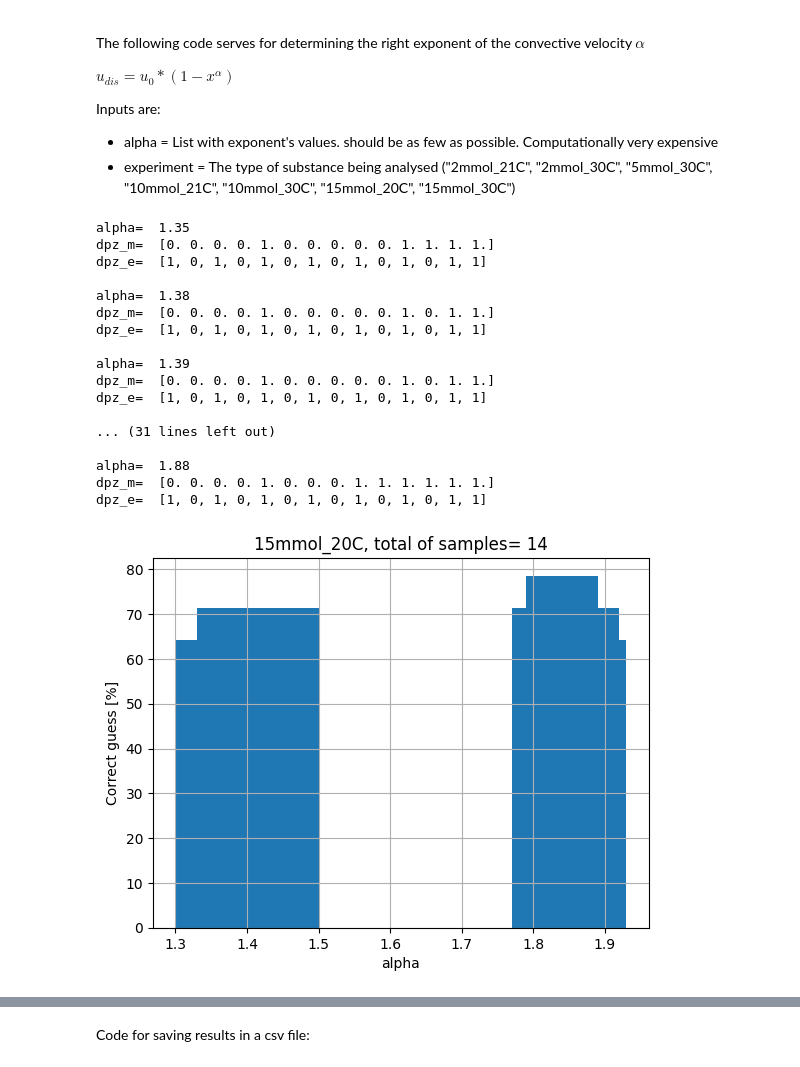
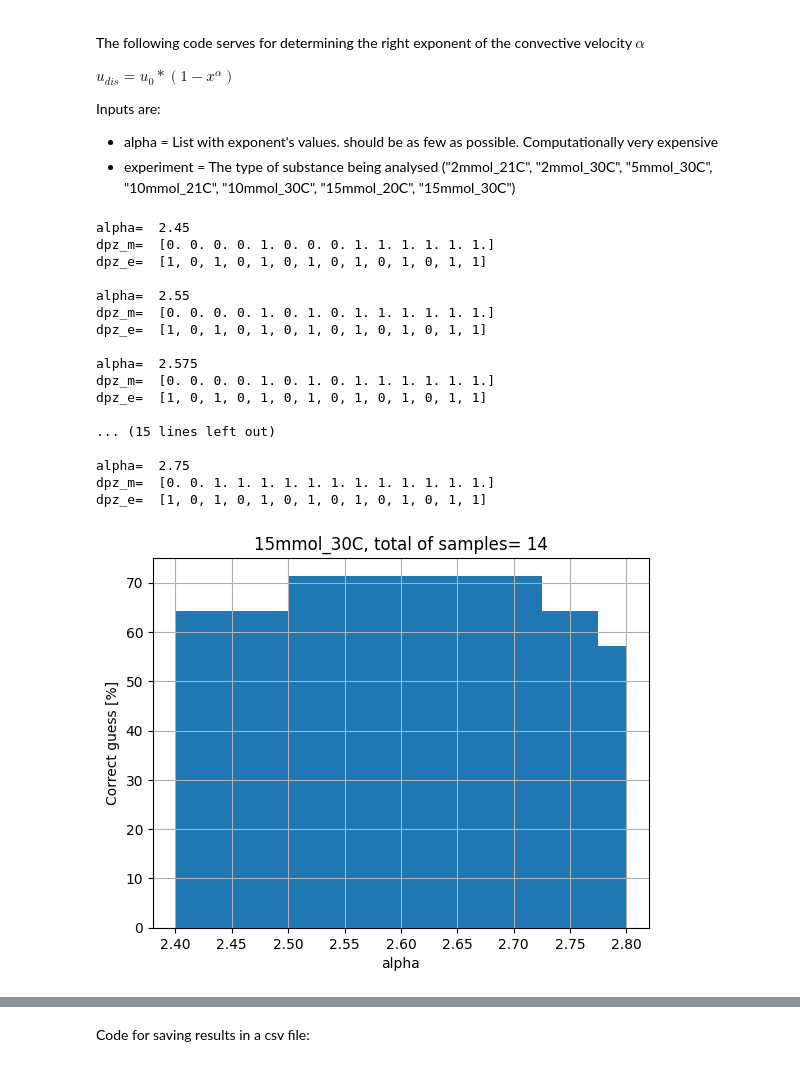
Before and after one commit to iagr98/MA-Model_4, a Jupyter notebook: Separator Model/utils.ipynb, the cells around one changed output, grey strips where cells are left out. Saved outputs shown, nothing was run; the diff lists cells and outputs as text; code cells hidden in the pictures.

Commit message:
Ran all alpha validation tests for sz.

```diff
--- a/Separator Model/utils.ipynb
+++ b/Separator Model/utils.ipynb
@@ -18,7 +18,7 @@ from sim_run import run_sim
 import csv
 from sim_run_parallel_validation import parallel_simulation
 
-alpha = [1, 1.5, 1.75, 2.0, 2.5, 3.0, 3.5, 5.0]
+alpha = [2.45, 2.55, 2.575, 2.625, 2.65, 2.675, 2.725, 2.75]
 experiment = "15mmol_30C"
 total_guess = np.zeros(len(alpha))
 dpz_m_history = []
@@ -83,41 +83,41 @@ df_out = pd.DataFrame({
     "alpha": alpha,
     "total_guess": total_guess.astype(int),
     "total_exp":len(tests),
     "total_guess_p": (total_guess.astype(int)/len(tests))
 })
 fname = f"{experiment}_alpha_{alpha[0]}_{alpha[-1]}.csv"
 df_out.to_csv(fname, index=False)
 
 
 
 df_cmp = pd.DataFrame(dpz_m_history, index=[f"alpha={a}" for a in alpha])
 df_cmp.loc["dpz_e"] = dpz_e
 df_cmp = df_cmp.loc[["dpz_e"] + [f"alpha={a}" for a in alpha]]
 
 
 plt.bar(alpha, 100*total_guess/len(tests), width=0.1)
 plt.xlabel('alpha')
 plt.ylabel('Correct guess [%]')
 plt.title(f'{experiment}, total of samples= {len(tests)}')
 plt.grid()
 plt.show()
 # %% [output]
-alpha=  1.35
-dpz_m=  [0. 0. 0. 0. 1. 0. 0. 0. 0. 0. 1. 1. 1. 1.]
+alpha=  2.45
+dpz_m=  [0. 0. 0. 0. 1. 0. 0. 0. 1. 1. 1. 1. 1. 1.]
 dpz_e=  [1, 0, 1, 0, 1, 0, 1, 0, 1, 0, 1, 0, 1, 1]
 
-alpha=  1.38
-dpz_m=  [0. 0. 0. 0. 1. 0. 0. 0. 0. 0. 1. 0. 1. 1.]
+alpha=  2.55
+dpz_m=  [0. 0. 0. 0. 1. 0. 1. 0. 1. 1. 1. 1. 1. 1.]
 dpz_e=  [1, 0, 1, 0, 1, 0, 1, 0, 1, 0, 1, 0, 1, 1]
 
-alpha=  1.39
-dpz_m=  [0. 0. 0. 0. 1. 0. 0. 0. 0. 0. 1. 0. 1. 1.]
+alpha=  2.575
+dpz_m=  [0. 0. 0. 0. 1. 0. 1. 0. 1. 1. 1. 1. 1. 1.]
 dpz_e=  [1, 0, 1, 0, 1, 0, 1, 0, 1, 0, 1, 0, 1, 1]
 
-... (31 lines left out)
+... (15 lines left out)
 
-alpha=  1.88
-dpz_m=  [0. 0. 0. 0. 1. 0. 0. 0. 1. 1. 1. 1. 1. 1.]
+alpha=  2.75
+dpz_m=  [0. 0. 1. 1. 1. 1. 1. 1. 1. 1. 1. 1. 1. 1.]
 dpz_e=  [1, 0, 1, 0, 1, 0, 1, 0, 1, 0, 1, 0, 1, 1]
-[figure, old version]
+[figure, new version]
 # %%
```
Also changed, not shown: parts of 1 cell of this notebook, 3 other files.
